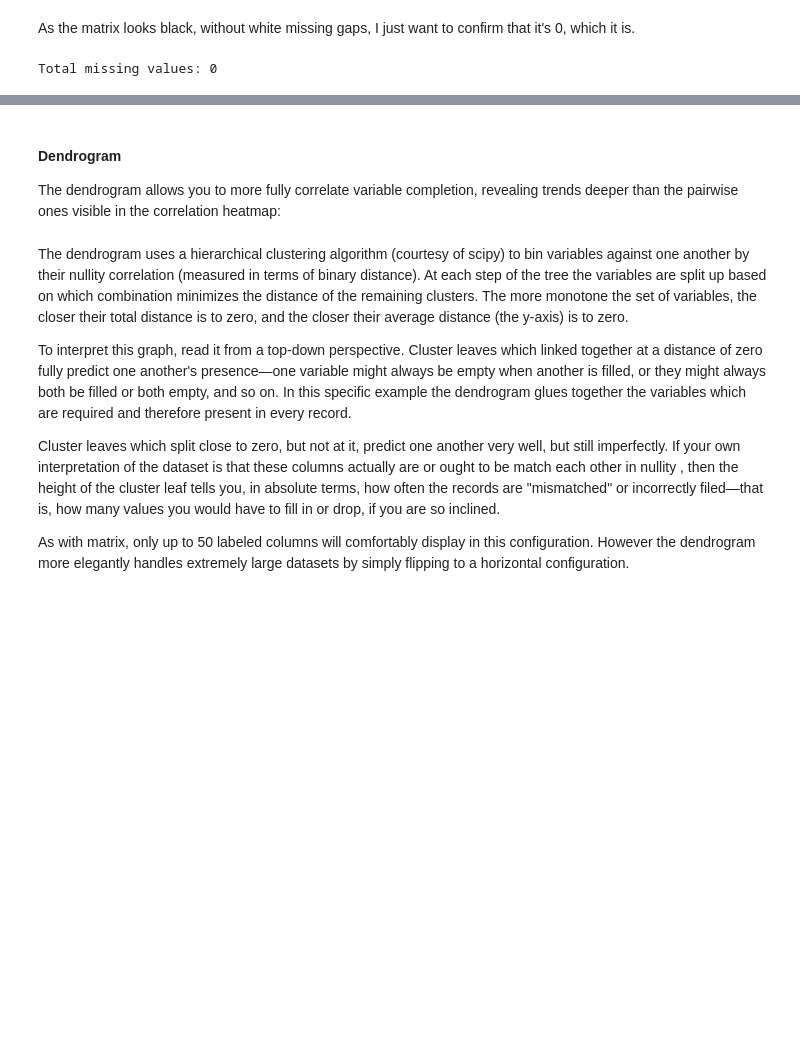
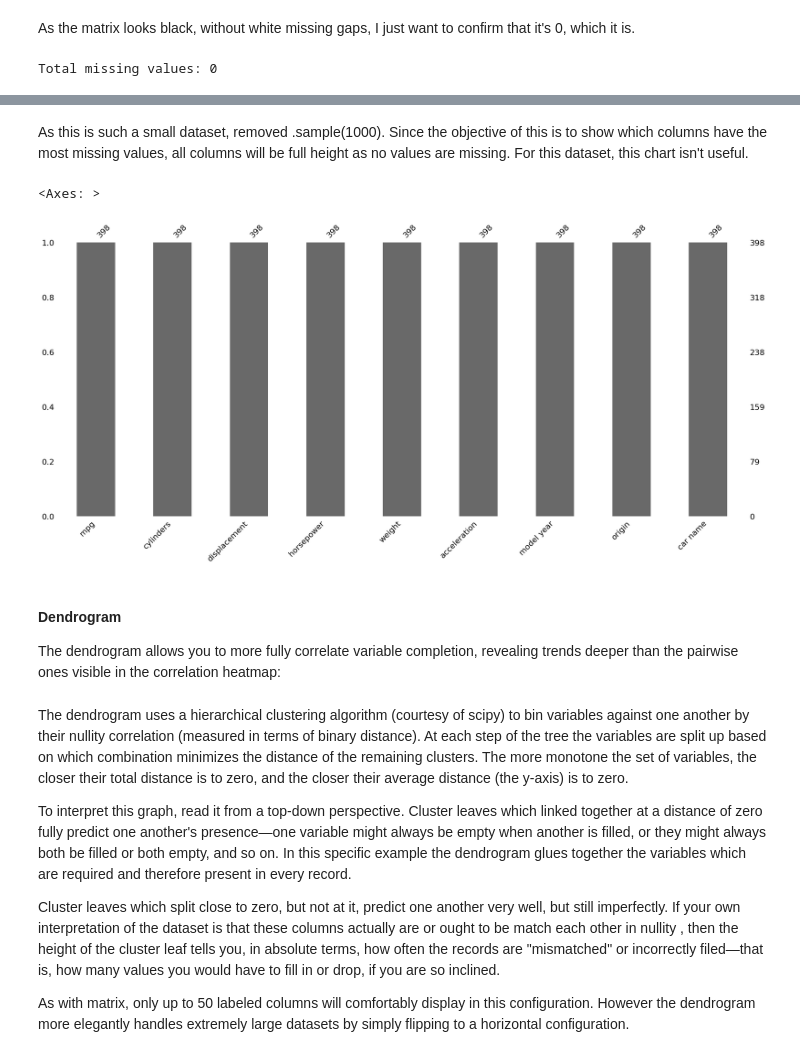
Before and after one commit to mariaingold/EDA_AutoMPG, a Jupyter notebook: 2_AutoMPG_EDA.ipynb, the cells around one changed output, grey strips where cells are left out. Drawn from its saved outputs; the diff is of its cells as text; code cells hidden in the pictures; blank space fills up the shorter version.

```diff
--- a/2_AutoMPG_EDA.ipynb
+++ b/2_AutoMPG_EDA.ipynb
@@ -132,5 +137,10 @@ msno.heatmap(train)
+# %% [markdown]
+As this is such a small dataset, removed .sample(1000). Since the objective of this is to show which columns have the most missing values, all columns will be full height as no values are missing. For this dataset, this chart isn't useful.
 # %%
-msno.bar(train.sample(1000))
+msno.bar(auto_mpg)
+# %% [output]
+<Axes: >
+[figure, added]
 # %% [markdown]
 #### Dendrogram
 
```
Also changed, not shown: parts of 2 cells of this notebook.
